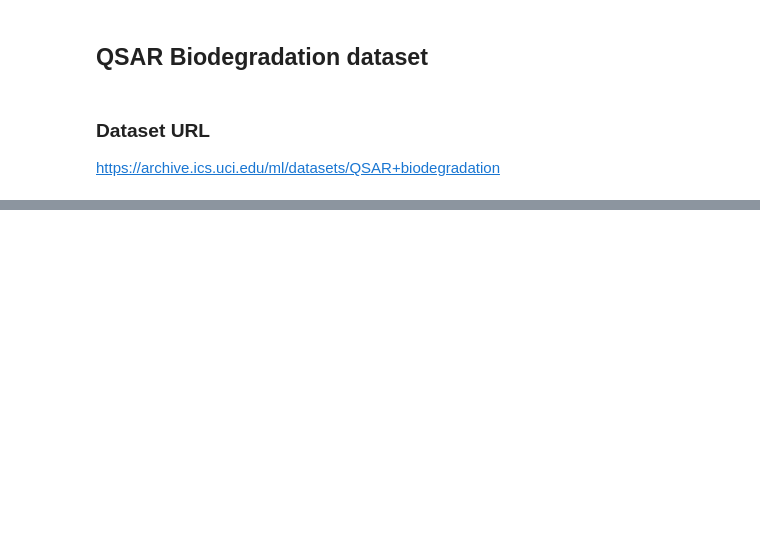
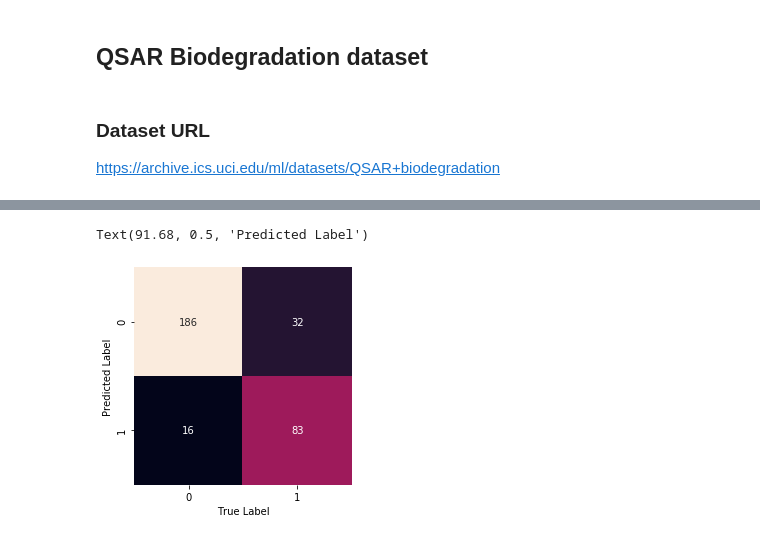
Before and after one commit to sakamuru/final-project, a Jupyter notebook: final-project.ipynb, the cells around one changed output, grey strips where cells are left out. Saved outputs shown, nothing was run; the diff lists cells and outputs as text; code cells hidden in the pictures; blank space fills up the shorter version.

```diff
--- a/final-project.ipynb
+++ b/final-project.ipynb
@@ -69,0 +84,4 @@ To classify each chemical into 2 classes (ready and not ready biodegradable)
+# %%
+X_train, X_test, y_train, y_test = train_test_split(X, y, test_size = 0.3)
+print (X_train.shape, y_train.shape)
+print(X_test.shape, y_test.shape)
@@ -69,0 +93,9 @@ To classify each chemical into 2 classes (ready and not ready biodegradable)
+# %%
+#Import the model
+from sklearn.ensemble import RandomForestClassifier
+
+#With 100 decision trees
+rf = RandomForestClassifier(n_estimators = 100, random_state = 42)
+
+#Fit the model on training data
+rf.fit(X_train, y_train)
@@ -69,0 +110,3 @@ To classify each chemical into 2 classes (ready and not ready biodegradable)
+# %%
+#Make predictions on the test data
+y_predict = rf.predict(X_test)
@@ -69,0 +272,9 @@ To classify each chemical into 2 classes (ready and not ready biodegradable)
+# %%
+#Confusion matrix for RandomForest Classifier
+rfmat = confusion_matrix(y_test, y_predict)
+sns.heatmap(rfmat.T, square=True,annot = True, fmt="d", cbar=False)
+plt.xlabel('True Label')
+plt.ylabel('Predicted Label')
+# %% [output]
+Text(91.68, 0.5, 'Predicted Label')
+[figure, added]
```
Also changed, not shown: parts of 33 cells of this notebook.
